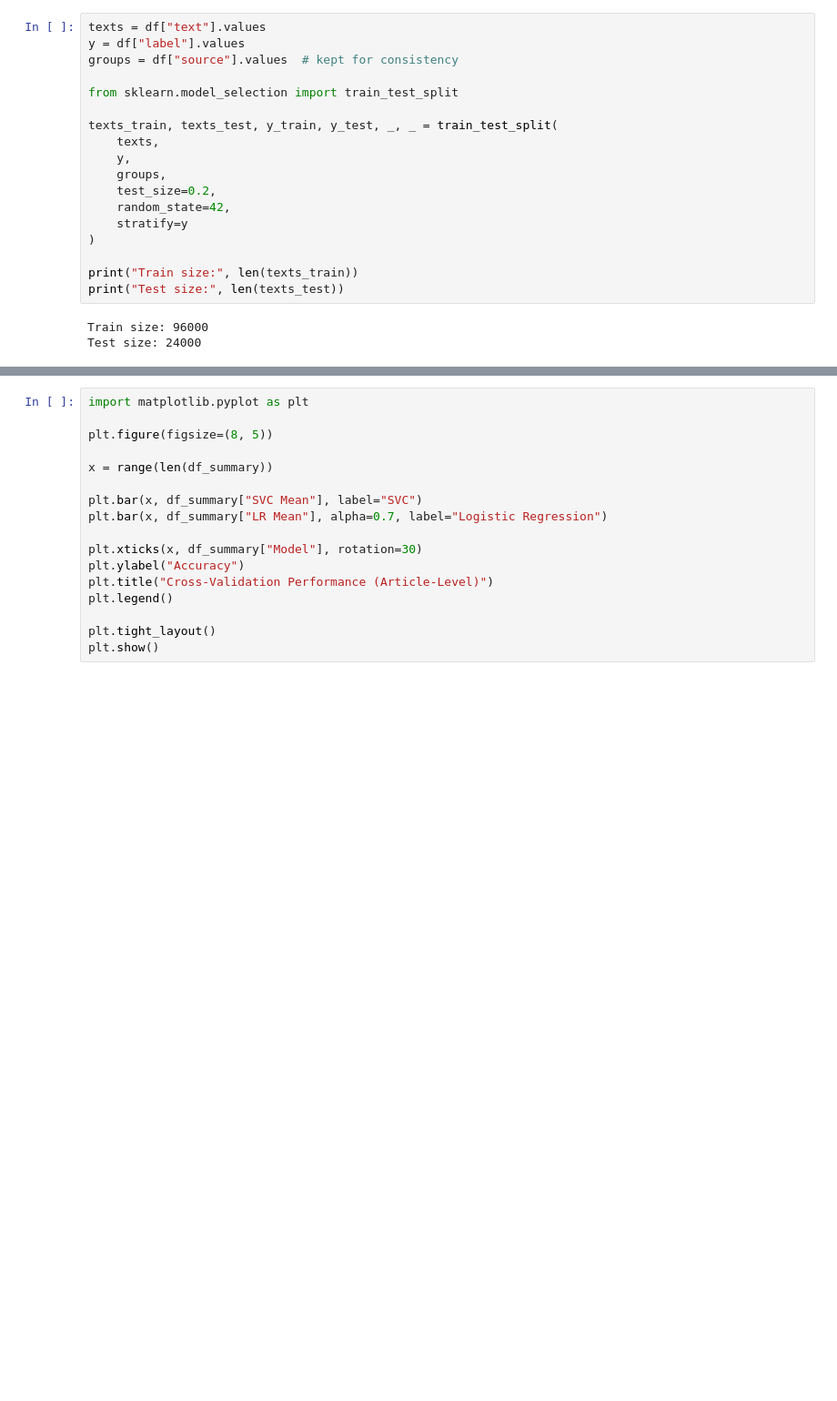
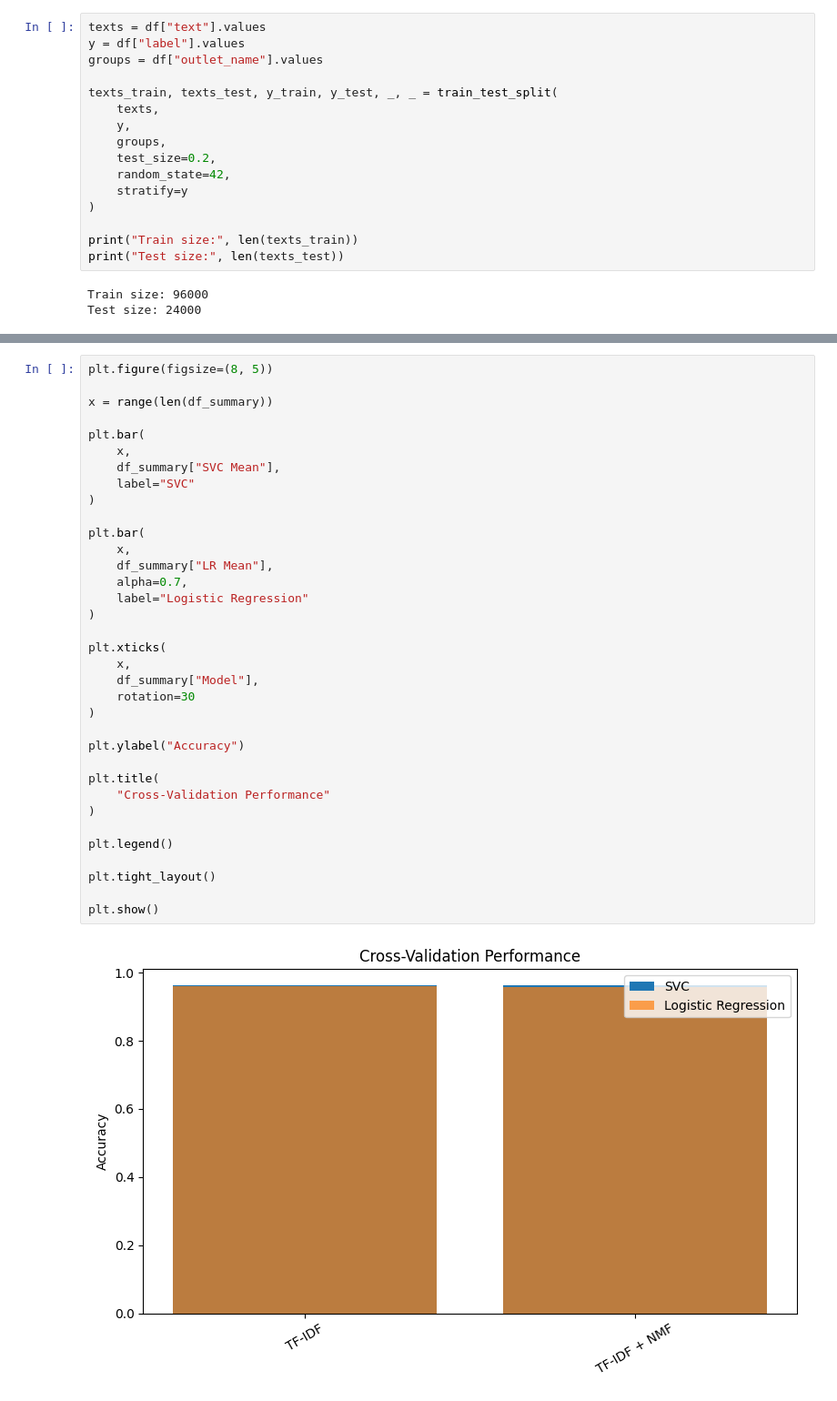
Before and after one commit to kolianedgar/Predicting-the-Political-Leaning-of-the-Media-Outlet-from-Article-Text, a Jupyter notebook: notebooks/02_article_classification.ipynb, the cells around one changed output, grey strips where cells are left out. Shown at 91% size. Cells and saved outputs as stored; diff of their text form; blank space fills up the shorter version.

Commit message:
Final tests

```diff
--- a/notebooks/02_article_classification.ipynb
+++ b/notebooks/02_article_classification.ipynb
@@ -74,9 +128,7 @@ Name: proportion, dtype: float64
 # %%
 texts = df["text"].values
 y = df["label"].values
-groups = df["source"].values  # kept for consistency
-
-from sklearn.model_selection import train_test_split
+groups = df["outlet_name"].values
 
 texts_train, texts_test, y_train, y_test, _, _ = train_test_split(
     texts,
@@ -141,17 +209,37 @@ df_test
 # %%
-import matplotlib.pyplot as plt
-
 plt.figure(figsize=(8, 5))
 
 x = range(len(df_summary))
 
-plt.bar(x, df_summary["SVC Mean"], label="SVC")
-plt.bar(x, df_summary["LR Mean"], alpha=0.7, label="Logistic Regression")
+plt.bar(
+    x,
+    df_summary["SVC Mean"],
+    label="SVC"
+)
 
-plt.xticks(x, df_summary["Model"], rotation=30)
+plt.bar(
+    x,
+    df_summary["LR Mean"],
+    alpha=0.7,
+    label="Logistic Regression"
+)
+
+plt.xticks(
+    x,
+    df_summary["Model"],
+    rotation=30
+)
+
 plt.ylabel("Accuracy")
-plt.title("Cross-Validation Performance (Article-Level)")
+
+plt.title(
+    "Cross-Validation Performance"
+)
+
 plt.legend()
 
 plt.tight_layout()
+
 plt.show()
+# %% [output]
+[figure, added]
```
Also changed, not shown: parts of 23 cells of this notebook, 3 other files.
